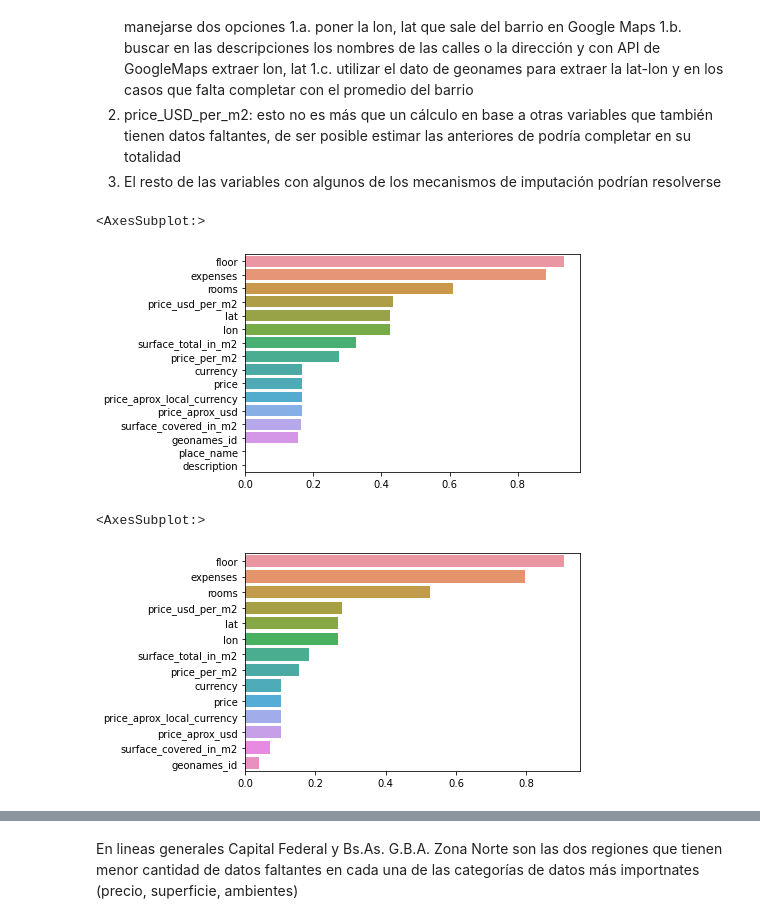
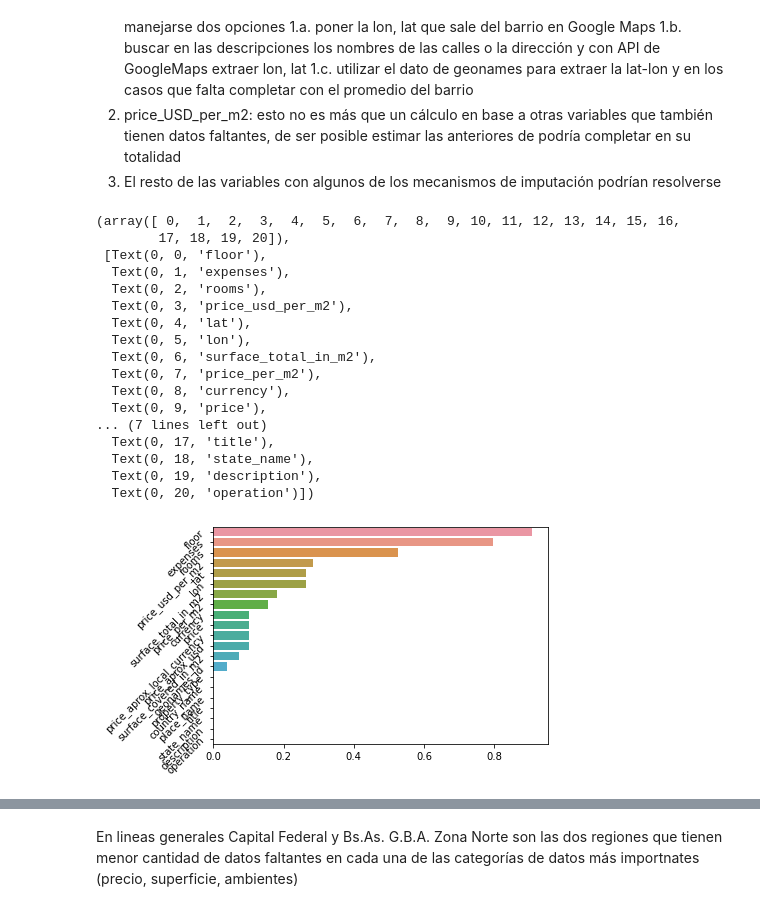
Before and after one commit to franfasan1/DH_G8_desafio1, a Jupyter notebook: notebook_desafio.ipynb, the cells around one changed output, grey strips where cells are left out. Cells and saved outputs as stored; diff of their text form; code cells hidden in the pictures.

```diff
--- a/notebook_desafio.ipynb
+++ b/notebook_desafio.ipynb
@@ -214,0 +192,10 @@ See the caveats in the documentation: https://pandas.pydata.org/pandas-docs/stab
+# %%
+dat = data_caba
+
+ind = dat[(por_sup_cubierta > 1.5) & (dat.property_type == "apartment") & (dat.price_usd_per_m2 > 5000)].index
+
+dat.loc[ind,'surface_total_in_m2'] = dat.loc[ind,'surface_covered_in_m2']
+
+
+por_sup_cubierta = dat.surface_covered_in_m2/dat.surface_total_in_m2
+sns.boxplot(x = por_sup_cubierta, y = dat.property_type)
@@ -214,0 +210,5 @@ See the caveats in the documentation: https://pandas.pydata.org/pandas-docs/stab
+# %%
+maximo_PH = dat[(dat.property_type == "PH") & (por_sup_cubierta > 2)].surface_covered_in_m2
+ind = dat[(dat.property_type == "PH") & (por_sup_cubierta > 2)].index
+
+dat.loc[ind, 'surface_total_in_m2'] = maximo_PH
@@ -214,0 +221,2 @@ See the caveats in the documentation: https://pandas.pydata.org/pandas-docs/stab
+# %%
+data_caba = dat
@@ -214,0 +229,4 @@ See the caveats in the documentation: https://pandas.pydata.org/pandas-docs/stab
+# %%
+ind = data_caba[(data_caba.price_usd_per_m2 > 20000) & ((data_caba.property_type == "apartment") | (data_caba.property_type == "PH"))].index
+
+data_caba.loc[ind, 'price_usd_per_m2'] = np.NaN
@@ -228,20 +293,28 @@ Con el resto de las variables numéricas podría intentar realziarse una imputac
 2. price_USD_per_m2: esto no es más que un cálculo en base a otras variables que también tienen datos faltantes, de ser posible estimar las anteriores de podría completar en su totalidad
 3. El resto de las variables con algunos de los mecanismos de imputación podrían resolverse
 # %%
-missing_data = data.isnull().sum(axis = 0) / data.shape[0]
+missing_data = data_caba.isnull().sum(axis = 0) / data_caba.shape[0]
 missing_data.sort_values(inplace = True, ascending = False)
-miss = missing_data[missing_data>0]
+miss = missing_data
 
-sns.barplot(y = miss.index, x = miss)
+g = sns.barplot(y = miss.index, x = miss)
+plt.yticks(rotation = 45)
 # %% [output]
-<AxesSubplot:>
+(array([ 0,  1,  2,  3,  4,  5,  6,  7,  8,  9, 10, 11, 12, 13, 14, 15, 16,
+        17, 18, 19, 20]),
+ [Text(0, 0, 'floor'),
+  Text(0, 1, 'expenses'),
+  Text(0, 2, 'rooms'),
+  Text(0, 3, 'price_usd_per_m2'),
+  Text(0, 4, 'lat'),
+  Text(0, 5, 'lon'),
+  Text(0, 6, 'surface_total_in_m2'),
+  Text(0, 7, 'price_per_m2'),
+  Text(0, 8, 'currency'),
+  Text(0, 9, 'price'),
+... (7 lines left out)
+  Text(0, 17, 'title'),
+  Text(0, 18, 'state_name'),
+  Text(0, 19, 'description'),
+  Text(0, 20, 'operation')])
-[figure, old version]
+[figure, new version]
-# %%
-md2 = data2.isnull().sum(axis = 0) / data2.shape[0]
-md2.sort_values(inplace = True, ascending = False)
-miss2 = md2[md2>0]
-
-sns.barplot(y = miss2.index, x = miss2)
-# %% [output]
-<AxesSubplot:>
-[figure, removed]
```
Also changed, not shown: parts of 60 cells of this notebook, 1 other file.
